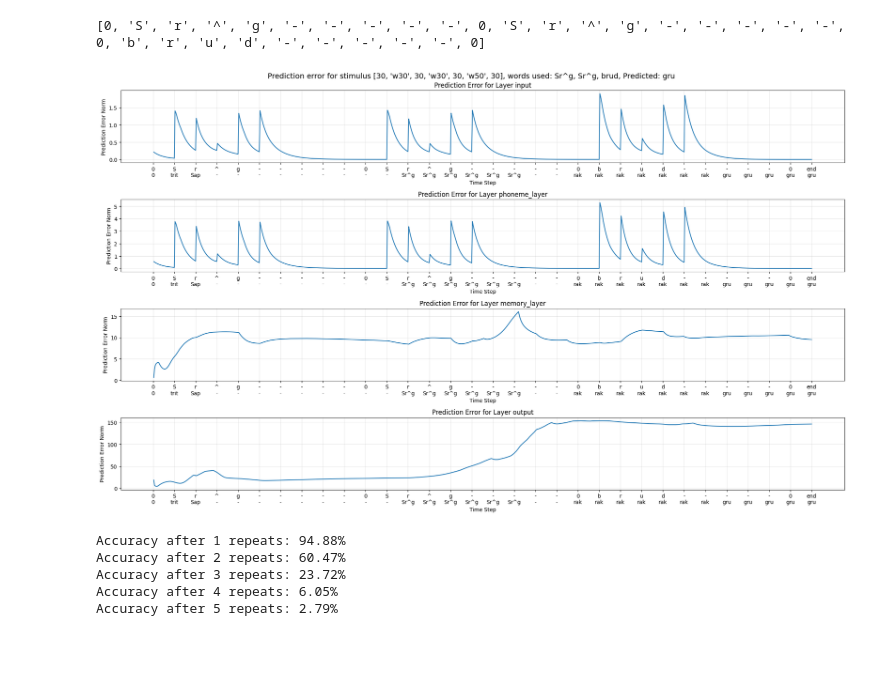
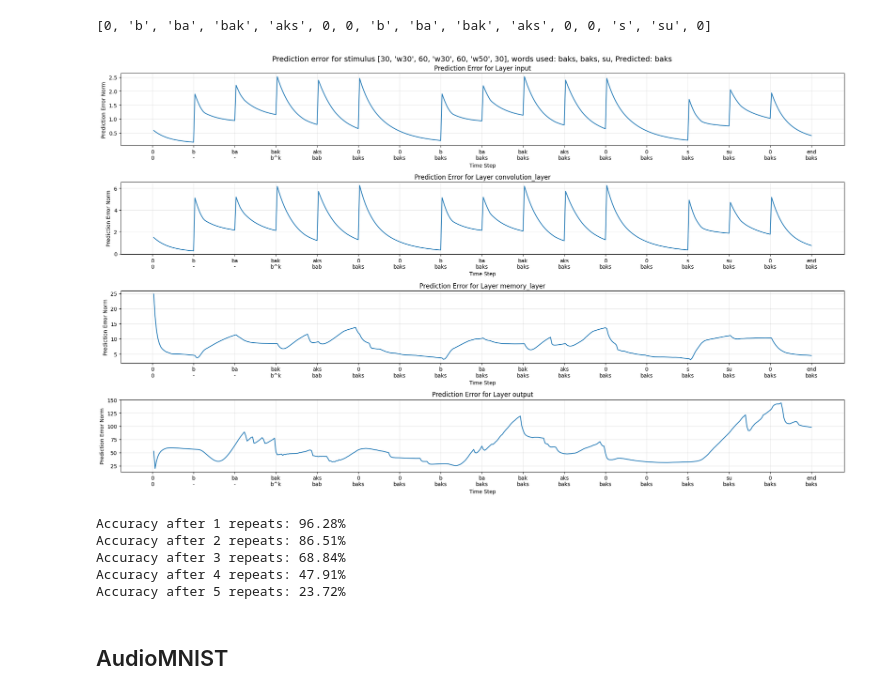
Before and after one commit to gydis/trace-predictive-coding, a Jupyter notebook: predcoding/sandbox.ipynb, the cells around one changed output. Cells and saved outputs as stored; diff of their text form; code cells hidden in the pictures; blank space fills up the shorter version.

Commit message:
Audio mnist model experiments

```diff
--- a/predcoding/sandbox.ipynb
+++ b/predcoding/sandbox.ipynb
@@ -64,3 +66,6 @@ KeyboardInterrupt:
 histories = pickle.load(open("histories.pkl", "rb"))
 # %%
 history = pickle.load(open("history.pkl", "rb"))
+result = pickle.load(open("result.pkl", "rb"))
+model = result.model
+config = result.config
@@ -162,15 +156,21 @@ pred_errs = pred_err_plots(model, config, train_dataloader, i=0)
 # %%
+config.steps_per_phoneme = 30
 step = config.steps_per_phoneme
-_ = pred_err_stimuli(model, config, train_dataloader, stimuli=[step, "w30", step, "w30", step, "w50", step])
+for l in model.layers:
+    l.leakage = 0.0
+model.layers.memory_layer.leakage = 0.0
+_ = pred_err_stimuli(model, config, train_dataloader, stimuli=[step, "w30", step*2, "w30", step*2, "w50", step], ignore_word_padding=True)
 # %% [output]
-[0, 'S', 'r', '^', 'g', '-', '-', '-', '-', '-', 0, 'S', 'r', '^', 'g', '-', '-', '-', '-', '-', 0, 'b', 'r', 'u', 'd', '-', '-', '-', '-', '-', 0]
+[0, 'b', 'ba', 'bak', 'aks', 0, 0, 'b', 'ba', 'bak', 'aks', 0, 0, 's', 'su', 0]
-[figure, old version]
+[figure, new version]
 # %%
 for k in range(1,6):
     k_repeat(model, config, train_dataloader, k=k)
 # %% [output]
-Accuracy after 1 repeats: 94.88%
-Accuracy after 2 repeats: 60.47%
-Accuracy after 3 repeats: 23.72%
-Accuracy after 4 repeats: 6.05%
-Accuracy after 5 repeats: 2.79%
+Accuracy after 1 repeats: 96.28%
+Accuracy after 2 repeats: 86.51%
+Accuracy after 3 repeats: 68.84%
+Accuracy after 4 repeats: 47.91%
+Accuracy after 5 repeats: 23.72%
+# %% [markdown]
+## AudioMNIST
```
Also changed, not shown: parts of 16 cells of this notebook, 4 other files.
